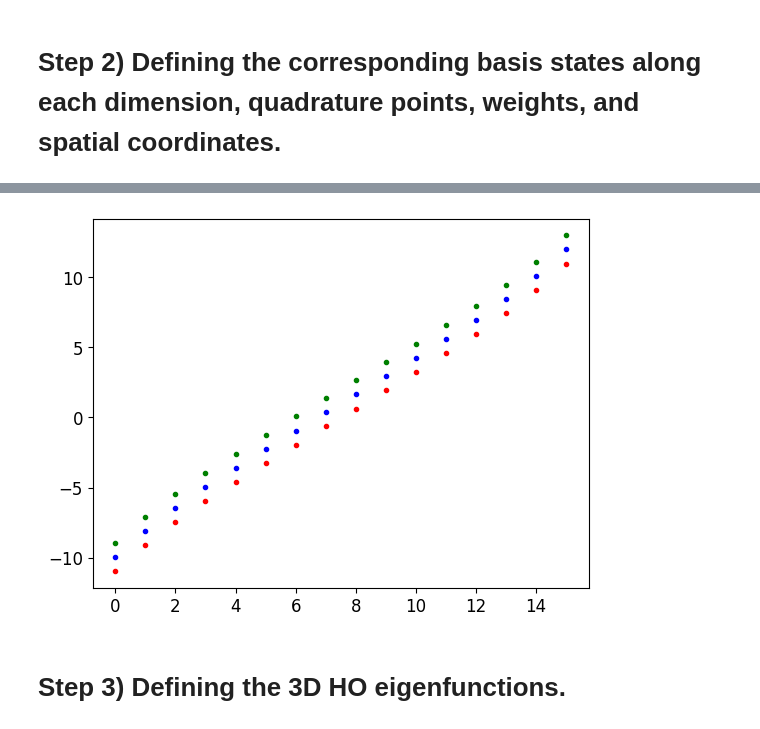
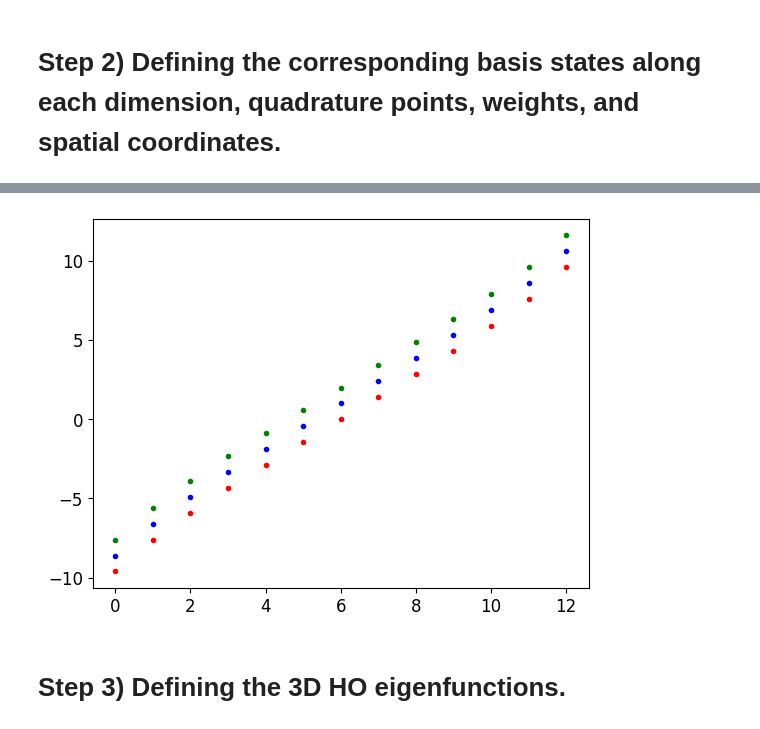
Before and after one commit to ia4021/harmonic3dhfb, a Jupyter notebook: harmonic3dhfb.ipynb, the cells around one changed output, grey strips where cells are left out. Cells and saved outputs as stored; diff of their text form; code cells hidden in the pictures.

```diff
--- a/harmonic3dhfb.ipynb
+++ b/harmonic3dhfb.ipynb
@@ -775,9 +798,10 @@ Wall time: 4.77 µs
 Z = 8 # Proton number.
 N = 12 # Neutron number.
 nshells = 12 # Number of shells to consider.
-ngausshermx = 16 # Number of Gauss Hermite quadrature points in the x direction.
-ngausshermy = 16 # Number of Gauss Hermite quadrature points in the y direction.
-ngausshermz = 16 # Number of Gauss Hermite quadrature points in the z direction.
+ngausshermx = nshells+1 # Number of Gauss Hermite quadrature points in the x direction.
+ngausshermy = nshells+1 # Number of Gauss Hermite quadrature points in the y direction.
+ngausshermz = nshells+1 # Number of Gauss Hermite quadrature points in the z direction.
+# Note: lattice points are automatically fixed by number of shells.
 ecut = 100.0 # Cutoff energy.
 betayg = 1.0
 betazg = 1.0
@@ -831,9 +855,9 @@ Wall time: 1.8 ms
 # %%
 %%time
 # Defining the normalizations for all basis functions.
-normhermx = normHermite1D(nshells+3) # We do +3 to include up to 2nd derivatives.
-normhermy = normHermite1D(nshells+3)
-normhermz = normHermite1D(nshells+3)
+normhermx = normHermite1D(nshells+5) # We do +3 to include up to 2nd derivatives.
+normhermy = normHermite1D(nshells+5)
+normhermz = normHermite1D(nshells+5)
 
 # Defining quadrature points and weights, and corresponding values in coordinate space.
 xix, xiwx, x = quadCoordinates(ngausshermx,betax)
@@ -841,17 +865,22 @@ xiy, xiwy, y = quadCoordinates(ngausshermy,betay)
 xiz, xiwz, z = quadCoordinates(ngausshermz,betaz)
 
 # Filling in basis functions.
-basishermx = basisHermite(ngausshermx,nshells+3,normhermx,xix)
-basishermy = basisHermite(ngausshermy,nshells+3,normhermy,xiy)
-basishermz = basisHermite(ngausshermz,nshells+3,normhermz,xiz)
+basishermx = basisHermite(ngausshermx,nshells+5,normhermx,xix)
+basishermy = basisHermite(ngausshermy,nshells+5,normhermy,xiy)
+basishermz = basisHermite(ngausshermz,nshells+5,normhermz,xiz)
 
 # Filling in 1st derivative basis.
-dbasishermx = dbasisHermite(hbaromegax,hbar2m,basishermx,ngausshermx,nshells,xix)
-dbasishermy = dbasisHermite(hbaromegay,hbar2m,basishermy,ngausshermy,nshells,xiy)
-dbasishermz = dbasisHermite(hbaromegaz,hbar2m,basishermz,ngausshermz,nshells,xiz)
+dbasishermx = dbasisHermite(hbaromegax,hbar2m,basishermx,ngausshermx,nshells+2,xix)
+dbasishermy = dbasisHermite(hbaromegay,hbar2m,basishermy,ngausshermy,nshells+2,xiy)
+dbasishermz = dbasisHermite(hbaromegaz,hbar2m,basishermz,ngausshermz,nshells+2,xiz)
 
 # Filling in 2nd derivative basis.
-ddbasishermx = ddbasisHermite(hbaromegax,hbar2m,basishermx,ngausshermx,nshells,xix)
-ddbasishermy = ddbasisHermite(hbaromegay,hbar2m,basishermy,ngausshermy,nshells,xiy)
-ddbasishermz = ddbasisHermite(hbaromegaz,hbar2m,basishermz,ngausshermz,nshells,xiz)
+ddbasishermx = ddbasisHermite(hbaromegax,hbar2m,basishermx,ngausshermx,nshells+2,xix)
+ddbasishermy = ddbasisHermite(hbaromegay,hbar2m,basishermy,ngausshermy,nshells+2,xiy)
+ddbasishermz = ddbasisHermite(hbaromegaz,hbar2m,basishermz,ngausshermz,nshells+2,xiz)
+
+# Filling in 3rd derivative basis.
+dddbasishermx = dddbasisHermite(hbaromegax,hbar2m,basishermx,ngausshermx,nshells+2,xix)
+dddbasishermy = dddbasisHermite(hbaromegay,hbar2m,basishermy,ngausshermy,nshells+2,xiy)
+dddbasishermz = dddbasisHermite(hbaromegaz,hbar2m,basishermz,ngausshermz,nshells+2,xiz)
 # %% [output]
@@ -868,7 +897,7 @@ plt.plot(y+1,'.b')
 plt.plot(z+2,'.g')
 
 # Testing normalization of Hermite basis functions.
-for i in range(nshells+3):
+for i in range(nshells+1):
     test = np.sum(basishermx[:,i]*basishermx[:,i]*xiwx)
     if np.abs(test-1.0) > 1e-6:
         print(i,np.sum(basishermx[:,i]*basishermx[:,i]*xiwx))
@@ -877,5 +906,5 @@ for i in range(nshells+3):
         print(i,np.sum(basishermy[:,i]*basishermy[:,i]*xiwy))
     test = np.sum(basishermz[:,i]*basishermz[:,i]*xiwz)
     if np.abs(test-1.0) > 1e-6:
-        print(i,np.sum(basishermz[:,i]*basishermz[:,i]*xiwz))
+        print(i,test)
 # %% [output]
@@ -884,4 +913,4 @@ Wall time: 29.8 ms
-[figure, old version]
+[figure, new version]
 # %% [markdown]
 # Step 3) Defining the 3D HO eigenfunctions.
 # %%
```
Also changed, not shown: parts of 21 cells of this notebook.
